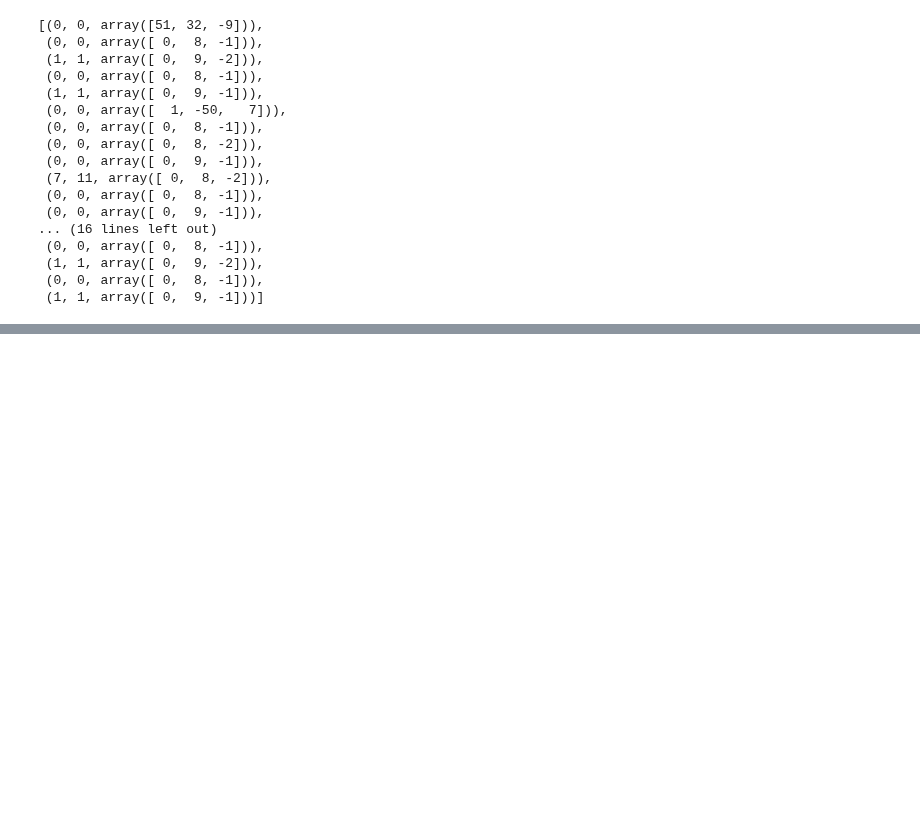
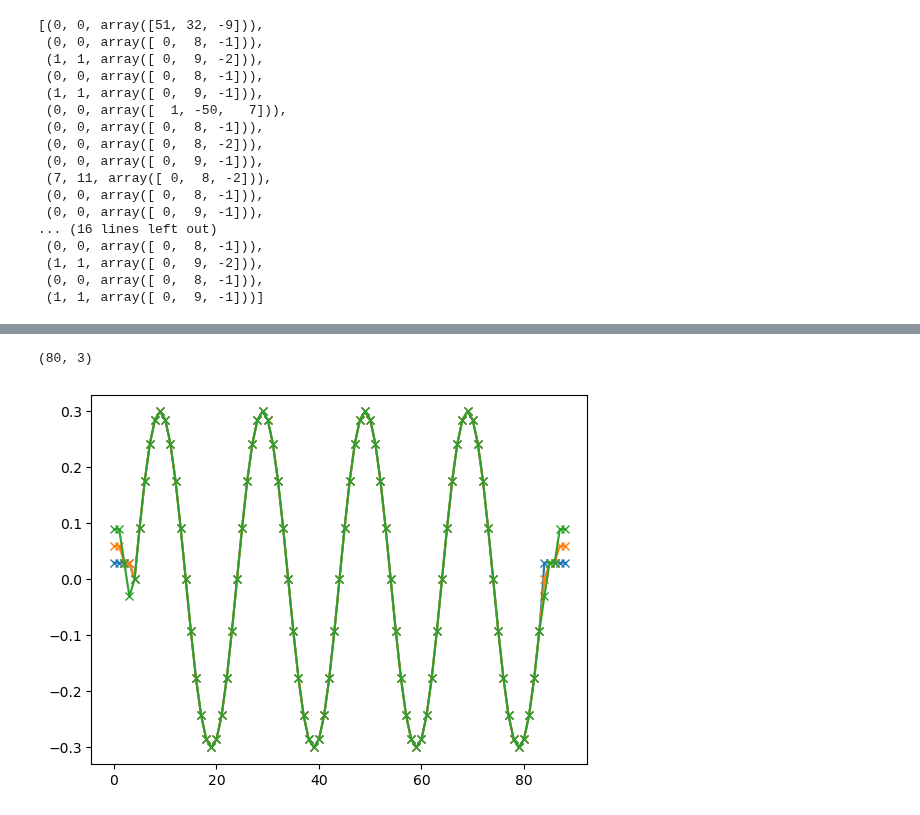
Before and after one commit to qutech/qupulse, a Jupyter notebook: qupulse/examples/DecadacProgramBuilder.ipynb, the cells around one changed output, grey strips where cells are left out. Saved outputs shown, nothing was run; the diff lists cells and outputs as text; code cells hidden in the pictures; blank space fills up the shorter version.

```diff
--- a/qupulse/examples/DecadacProgramBuilder.ipynb
+++ b/qupulse/examples/DecadacProgramBuilder.ipynb
@@ -446,0 +689,27 @@ vg_csd_pulse.shape=(400, 2)
+# %%
+periods = 4
+
+sin_segment = (np.repeat(np.sin(2*np.pi*np.arange(20)/20)[None, :], 3, axis=0).T)
+sin_segment = np.repeat(sin_segment[None, :, :], periods, axis=0).reshape((-1, 3))
+
+print(sin_segment.shape)
+
+simple_numpy_pulse = np.concatenate([
+    np.array([[0.1, 0.2, 0.3]]),
+    np.array([[0.1, 0.2, 0.3]]),
+    np.array([[0.1, 0.1, 0.1]]),
+    np.array([[0.1, 0.1, -0.1]]),
+    sin_segment,
+    np.array([[0.1, 0.0, -0.1]]),
+    np.array([[0.1, 0.1, 0.1]]),
+    np.array([[0.1, 0.1, 0.1]]),
+    np.array([[0.1, 0.2, 0.3]]),
+    np.array([[0.1, 0.2, 0.3]]),
+])
+simple_numpy_pulse = simple_numpy_pulse.T*0.3
+
+plt.plot(simple_numpy_pulse.T, marker="x")
+plt.show()
+# %% [output]
+(80, 3)
+[figure, added]
```
Also changed, not shown: parts of 28 cells of this notebook, 2 other files.
